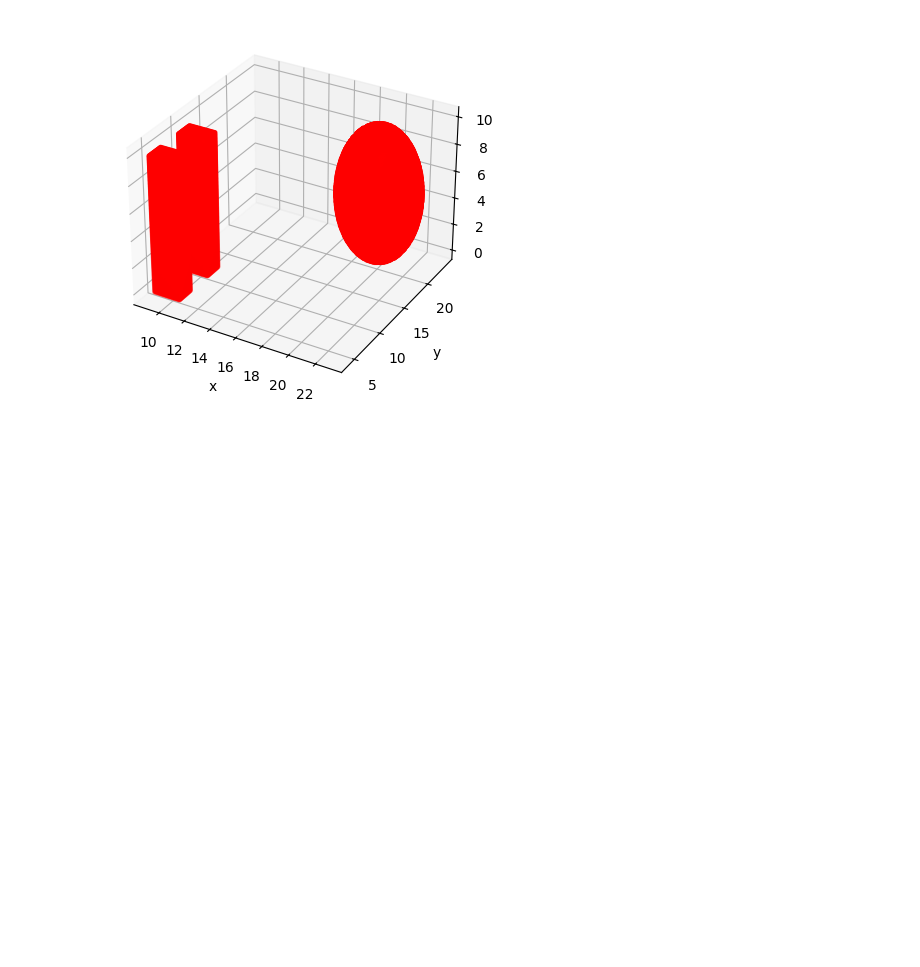
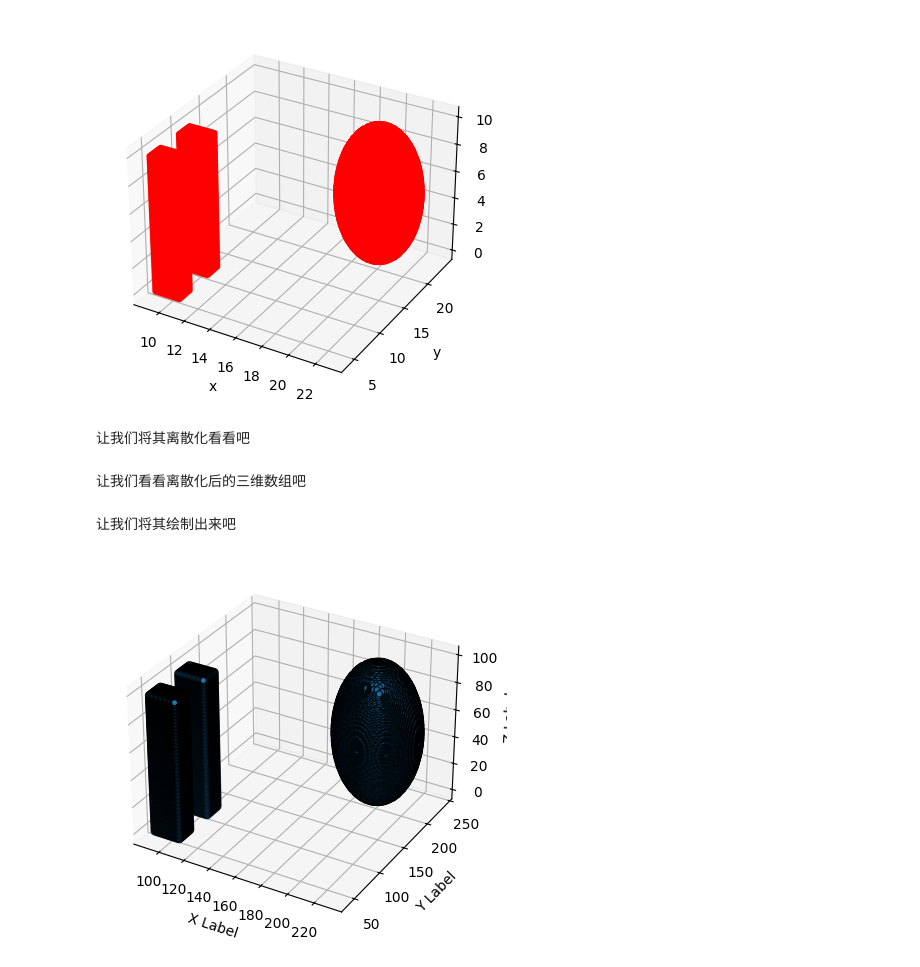
Before and after one commit to sswun/Design-of-Simple-Python-UAV-Env, a Jupyter notebook: tasks_design/task2_SUAV_envDesign.ipynb, the cells around one changed output. Drawn from its saved outputs; the diff is of its cells as text; code cells hidden in the pictures; blank space fills up the shorter version.

```diff
--- a/tasks_design/task2_SUAV_envDesign.ipynb
+++ b/tasks_design/task2_SUAV_envDesign.ipynb
@@ -27,3 +27,41 @@ env = UE.solid_env(envlist)
 env.show_solid_env()
 # %% [output]
 [figure]
+# %% [markdown]
+让我们将其离散化看看吧
+# %%
+env_discretizing = UE.solid_env_discretizing(env, [0,25], [0,25], [0,10], dx=0.1)
+# %% [markdown]
+让我们看看离散化后的三维数组吧
+# %%
+env_discretizied = env_discretizing.get_discetized_env()
+# %% [markdown]
+让我们将其绘制出来吧
+# %%
+import numpy as np
+import matplotlib.pyplot as plt
+from mpl_toolkits.mplot3d import Axes3D
+from matplotlib import cm
+
+
+array_3d = env_discretizied
+
+# 获取非零元素的坐标
+x, y, z = np.where(array_3d == 1)
+
+# 创建3D图形
+fig = plt.figure()
+ax = fig.add_subplot(111, projection='3d')
+
+# 使用plot_trisurf绘制表面
+ax.scatter(x, y, z, cmap=cm.coolwarm, edgecolor='k')
+
+# 设置坐标轴标签
+ax.set_xlabel('X Label')
+ax.set_ylabel('Y Label')
+ax.set_zlabel('Z Label')
+
+# 显示图形
+plt.show()
+# %% [output]
+[figure, added]
```
Also changed, not shown: parts of 2 cells of this notebook.
